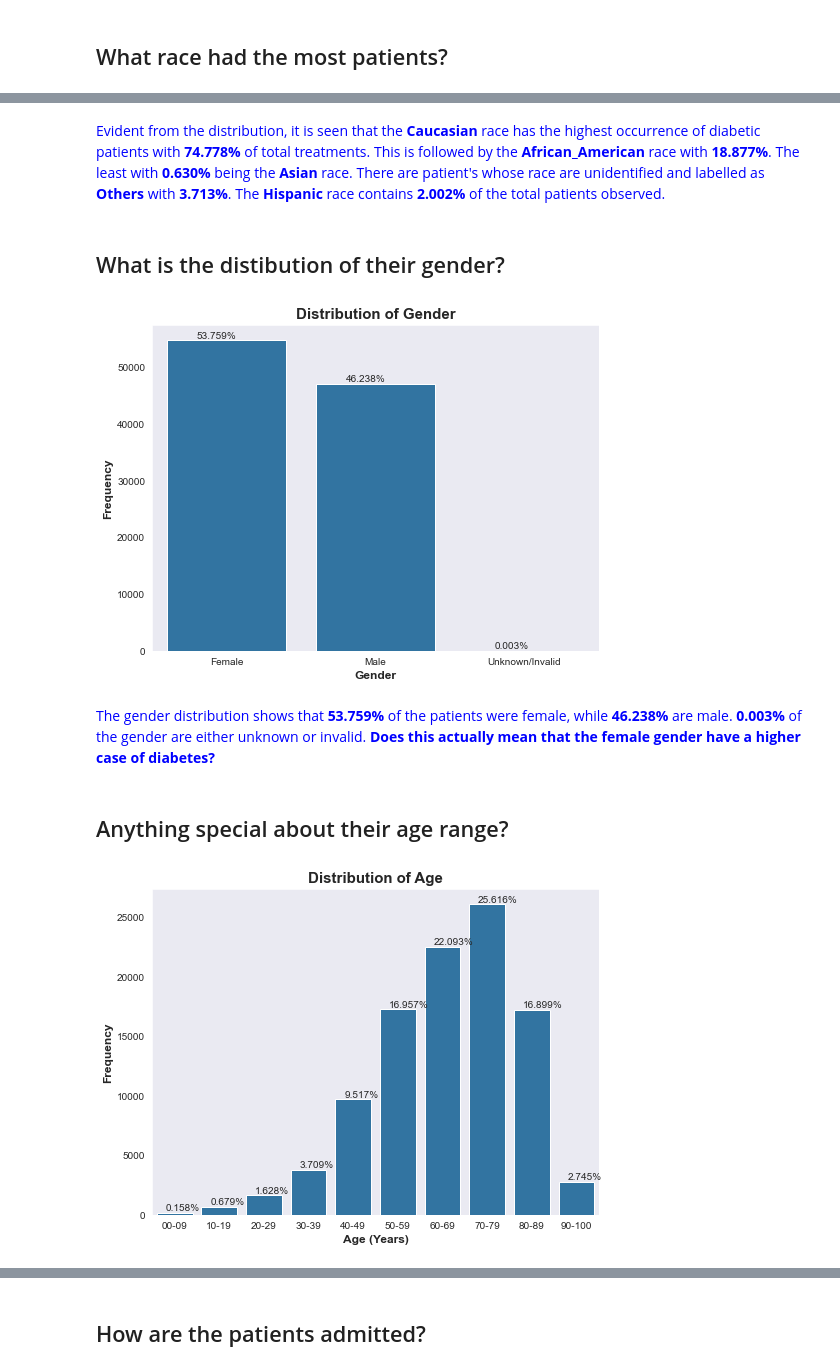
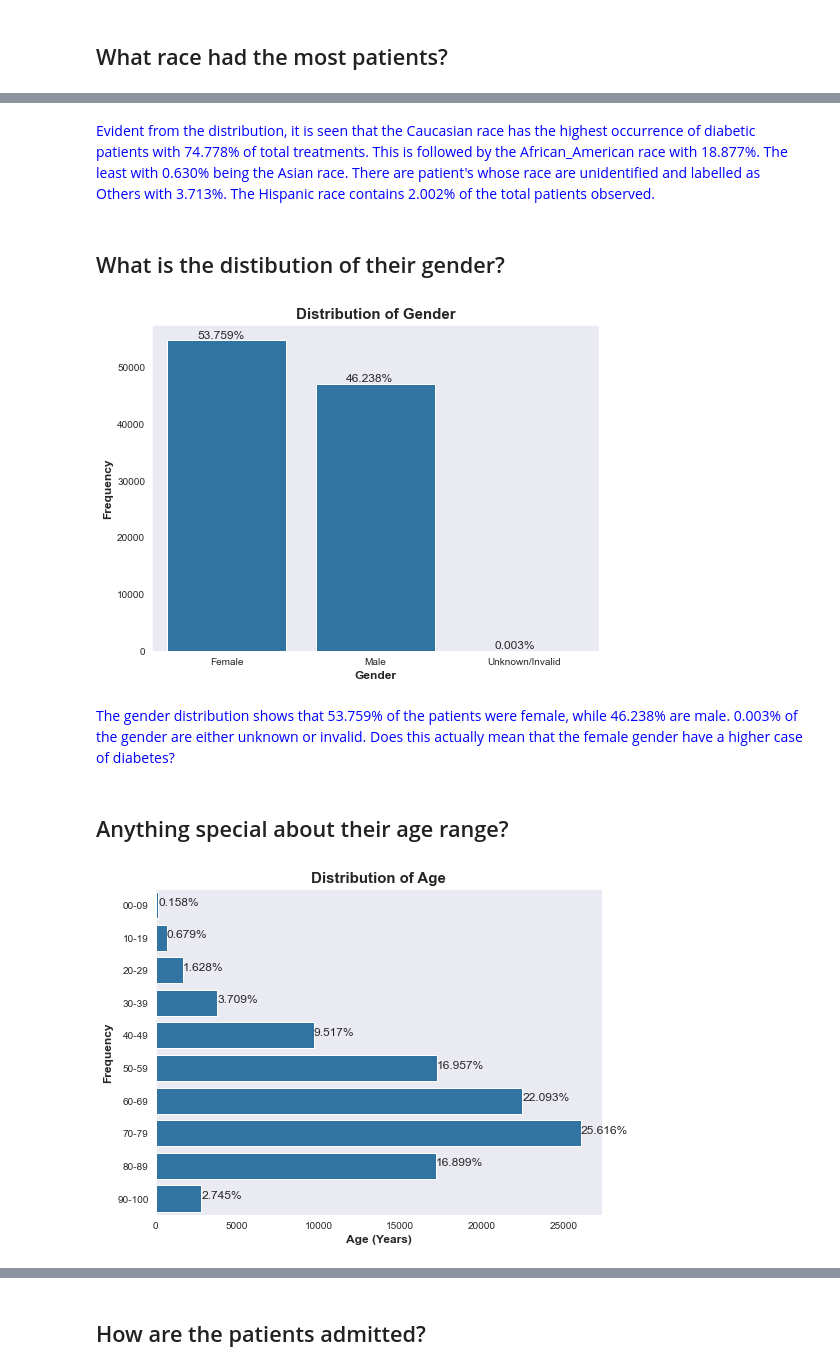
Before and after one commit to Merci93/Diabetes_in_the_US, a Jupyter notebook: US_diabetes_Analysis.ipynb, the cells around one changed output, grey strips where cells are left out. Drawn from its saved outputs; the diff is of its cells as text; code cells hidden in the pictures.

```diff
--- a/US_diabetes_Analysis.ipynb
+++ b/US_diabetes_Analysis.ipynb
@@ -881,7 +881,7 @@ def count_plot(x_arg, y_arg, order, title, x_label, y_label):
         plt.ylabel(y_label, size = 'large', weight = 'bold')
         for p in ax.patches:
             ax.annotate('{:.3f}%'.format((p.get_height()/diabetes.shape[0])*100), (p.get_x()+0.2, p.get_height()+1),
-                   ha = 'left', va = 'bottom')
+                   ha = 'left', va = 'bottom', size = 12)
     elif x_arg == None:
         plt.figure(figsize = [8,6])
         ay = sb.countplot(data = diabetes, y = y_arg, color = sb.color_palette()[0], order = order)
@@ -890,14 +890,14 @@ def count_plot(x_arg, y_arg, order, title, x_label, y_label):
         plt.ylabel(y_label, size = 'large', weight = 'bold')
         for p in ay.patches:
             ay.annotate('{:.3f}%'.format((p.get_width()/diabetes.shape[0])*100),
-                        (p.get_x() + p.get_width() + 0.02, p.get_y() + p.get_height()/2))
+                        (p.get_x() + p.get_width() + 0.02, p.get_y() + p.get_height()/2), size = 12)
 
 
 # A function to draw word cloud
 def word_cloud(column_name, title):
     data = " ".join(i for i in diabetes[column_name])
-    wordcloud = WordCloud(background_color = "white", max_font_size = 300, width = 1024, height = 1000,
-                          colormap = "magma").generate_from_text(data)
+    wordcloud = WordCloud(background_color = 'black', max_font_size = 100, width = 1024, height = 1000,
+                          colormap = 'magma').generate_from_text(data)
     plt.figure(figsize = [20,20])
     plt.imshow(wordcloud, interpolation = 'bilinear')
     plt.axis("off")
@@ -916,17 +916,17 @@ count_plot('race', None, race_order, 'Distribution of Race', 'Race', 'Frequency'
 # %% [markdown]
-<span style = 'color:blue'>Evident from the distribution, it is seen that the **Caucasian** race has the highest occurrence of diabetic patients with **74.778%** of total treatments. This is followed by the **African_American** race with **18.877%**. The least with **0.630%** being the **Asian** race. There are patient's whose race are unidentified and labelled as **Others** with **3.713%**. The **Hispanic** race contains **2.002%** of the total patients observed.</span>
+<span style = 'color:blue'>Evident from the distribution, it is seen that the Caucasian race has the highest occurrence of diabetic patients with 74.778% of total treatments. This is followed by the African_American race with 18.877%. The least with 0.630% being the Asian race. There are patient's whose race are unidentified and labelled as Others with 3.713%. The Hispanic race contains 2.002% of the total patients observed.</span>
 # %% [markdown]
 ## What is the distibution of their gender?
 # %%
 count_plot('gender', None, None, 'Distribution of Gender', 'Gender', 'Frequency')
 # %% [output]
-[figure, old version]
+[figure, new version]
 # %% [markdown]
-<span style = 'color:blue'>The gender distribution shows that **53.759%** of the patients were female, while **46.238%** are male. **0.003%** of the gender are either unknown or invalid. **Does this actually mean that the female gender have a higher case of diabetes?**</span>
+<span style = 'color:blue'>The gender distribution shows that 53.759% of the patients were female, while 46.238% are male. 0.003% of the gender are either unknown or invalid. Does this actually mean that the female gender have a higher case of diabetes?</span>
 # %% [markdown]
 ## Anything special about their age range?
 # %%
-count_plot('age', None, None, 'Distribution of Age', 'Age (Years)', 'Frequency')
+count_plot(None, 'age', None, 'Distribution of Age', 'Age (Years)', 'Frequency')
 # %% [output]
-[figure, old version]
+[figure, new version]
 # %% [markdown]
```
Also changed, not shown: parts of 23 cells of this notebook.
